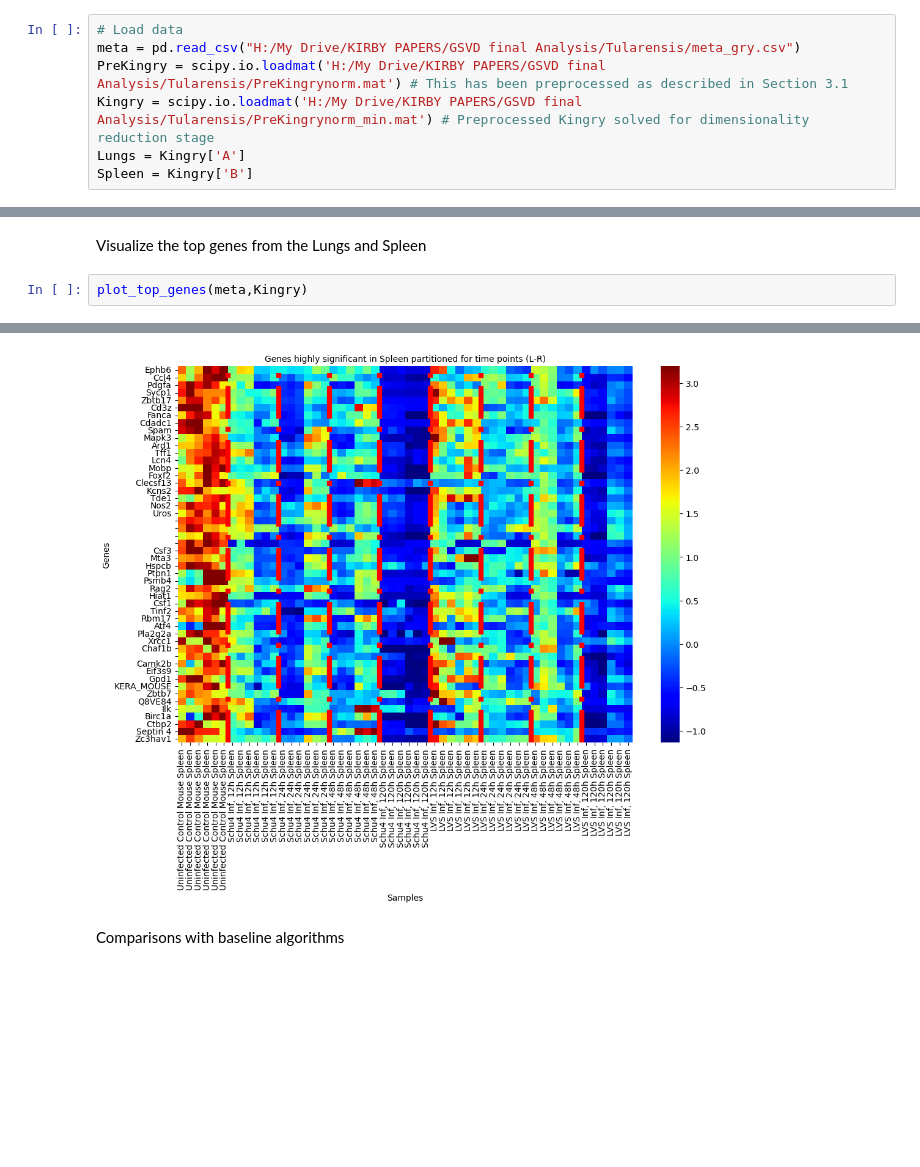
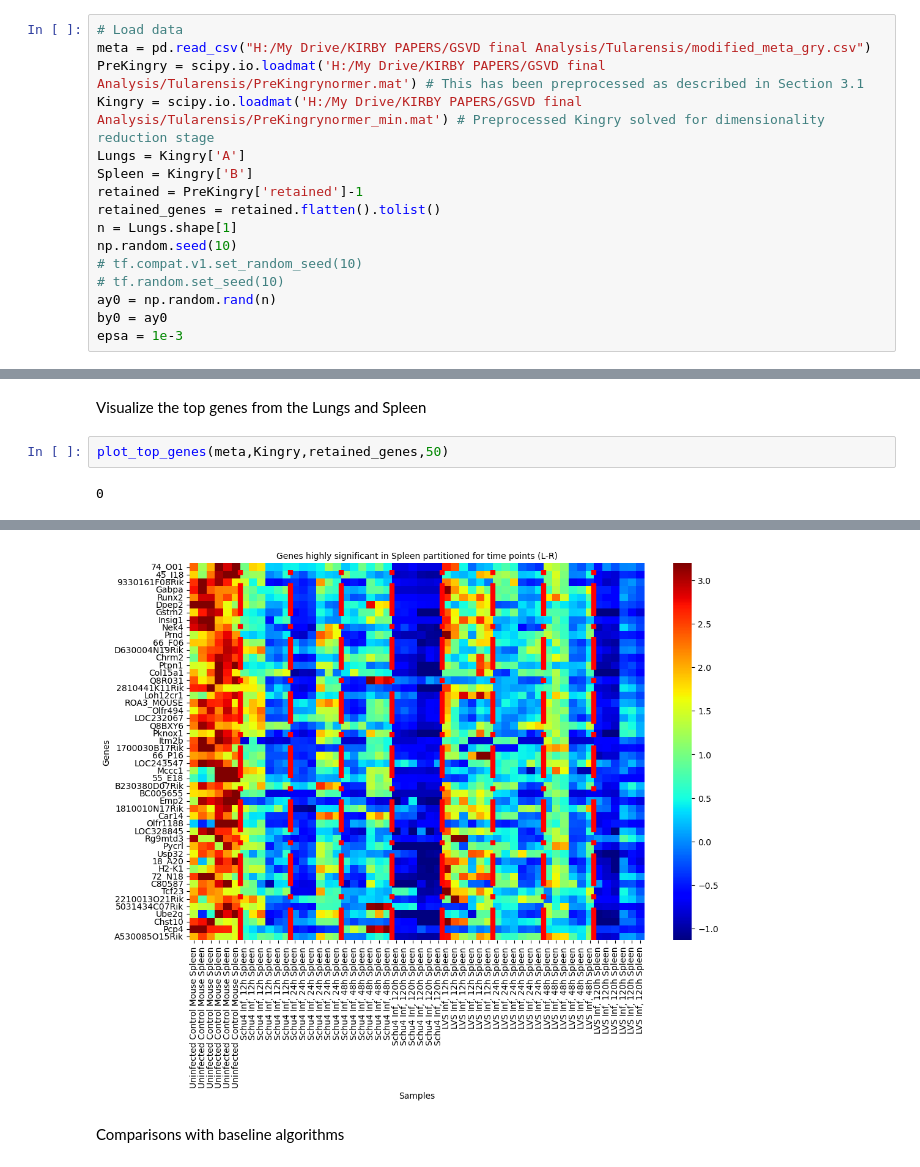
Before and after one commit to uougwu/WNPSVM, a Jupyter notebook: wnp-svm/demos/WNP_SVM.ipynb, the cells around one changed output, grey strips where cells are left out. Drawn from its saved outputs; the diff is of its cells as text; blank space fills up the shorter version.

```diff
--- a/wnp-svm/demos/WNP_SVM.ipynb
+++ b/wnp-svm/demos/WNP_SVM.ipynb
@@ -16,8 +19,17 @@ from wnp_svm_py.solvers.parameter_search import parameters
 Load data
 # %%
 # Load data
-meta = pd.read_csv("H:/My Drive/KIRBY PAPERS/GSVD final Analysis/Tularensis/meta_gry.csv")
-PreKingry = scipy.io.loadmat('H:/My Drive/KIRBY PAPERS/GSVD final Analysis/Tularensis/PreKingrynorm.mat') # This has been preprocessed as described in Section 3.1
-Kingry = scipy.io.loadmat('H:/My Drive/KIRBY PAPERS/GSVD final Analysis/Tularensis/PreKingrynorm_min.mat') # Preprocessed Kingry solved for dimensionality reduction stage
+meta = pd.read_csv("H:/My Drive/KIRBY PAPERS/GSVD final Analysis/Tularensis/modified_meta_gry.csv")
+PreKingry = scipy.io.loadmat('H:/My Drive/KIRBY PAPERS/GSVD final Analysis/Tularensis/PreKingrynormer.mat') # This has been preprocessed as described in Section 3.1
+Kingry = scipy.io.loadmat('H:/My Drive/KIRBY PAPERS/GSVD final Analysis/Tularensis/PreKingrynormer_min.mat') # Preprocessed Kingry solved for dimensionality reduction stage
 Lungs = Kingry['A']
 Spleen = Kingry['B']
+retained = PreKingry['retained']-1
+retained_genes = retained.flatten().tolist()
+n = Lungs.shape[1]
+np.random.seed(10)
+# tf.compat.v1.set_random_seed(10)
+# tf.random.set_seed(10)
+ay0 = np.random.rand(n)
+by0 = ay0
+epsa = 1e-3
@@ -86,5 +177,6 @@ parameters(meta,Kingry)
 # %% [markdown]
 Visualize the top genes from the Lungs and Spleen
 # %%
-plot_top_genes(meta,Kingry)
+plot_top_genes(meta,Kingry,retained_genes,50)
 # %% [output]
+0
@@ -92,4 +184,4 @@ plot_top_genes(meta,Kingry)
-[figure, old version]
+[figure, new version]
 # %% [markdown]
 Comparisons with baseline algorithms
 # %%
```
Also changed, not shown: parts of 18 cells of this notebook, 14 other files.
